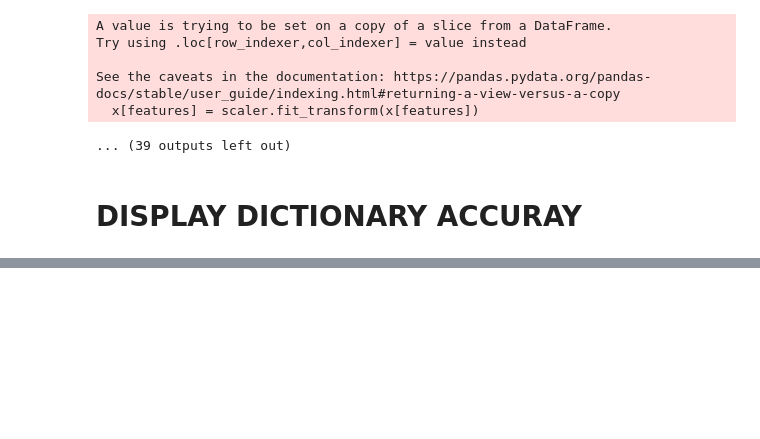
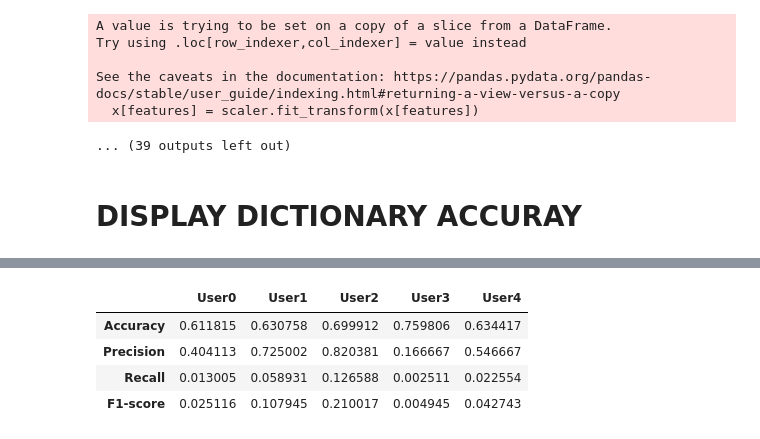
Before and after one commit to alelovo/Project_MachineLearning, a Jupyter notebook: CROSS_VAL.ipynb, the cells around one changed output, grey strips where cells are left out. Drawn from its saved outputs; the diff is of its cells as text; code cells hidden in the pictures; blank space fills up the shorter version.

```diff
--- a/CROSS_VAL.ipynb
+++ b/CROSS_VAL.ipynb
@@ -147,6 +193,9 @@ dizio_accuracy = {}
 
 # DICTIONARY TO STORE SONG RECOMMENDATION PER USER
 reccomandations_songs_per_user={}
+
+#threshold
+threshold = 0.7
 
 #value of folder
 k = 5
@@ -156,6 +205,9 @@ for i in range(0, len(merge_unique_numain_df['User'].unique())): #i indica lo us
 
     print('---------------------------------------------------------')
     print(f'USER {i}')
+
+    #def dizio
+    df_metrics_kfold = pd.DataFrame()
 
     #select user
     mask_user = merge_unique_numain_df['User'] == i
@@ -182,11 +234,14 @@ for i in range(0, len(merge_unique_numain_df['User'].unique())): #i indica lo us
         #fit the model with the different x, y train (for different user)
         history_model_user_i = fit_model(model_user_i, x_train, y_train, x_test, y_test)
 
-        #y_hat = model_user_i.predict(x_test)
+        y_hat = model_user_i.predict(x_test)
 
         test_loss, test_mae = model_user_i.evaluate(x_test,y_test,verbose=1)
         score_fold.append(test_mae)
 
+        #reccomandation
+        reccomandation_df = reco_function_conf_matrix(y_test, y_hat, threshold)
+        df_metrics_kfold = pd.concat([df_metrics_kfold,reccomandation_df[1]], axis = 1)
 
     dizio_model_user[f"User{i}"] = {#'model_user_i' : model_user_i,
                                     #'history_model_user_i': history_model_user_i,
@@ -196,7 +251,8 @@ for i in range(0, len(merge_unique_numain_df['User'].unique())): #i indica lo us
                                     #'y_test': y_test,
                                     #'y_hat': y_hat,
                                     #'recommendations:': reccomandation_df
-                                    'score_fold': score_fold
+                                    'score_fold': score_fold,
+                                    'df_metrics_kfold_mean': pd.DataFrame(data = df_metrics_kfold.mean(axis=1), columns=['Mean_Metrics'])
                                     }
     #save accuracy
     dizio_accuracy[f'User{i}'] = {
@@ -337,0 +346,12 @@ display(dizio_accuracy)
+# %%
+df_metrics_total = pd.concat([dizio_model_user['User0']['df_metrics_kfold_mean'],dizio_model_user['User1']['df_metrics_kfold_mean'],dizio_model_user['User2']['df_metrics_kfold_mean'],dizio_model_user['User3']['df_metrics_kfold_mean'],dizio_model_user['User4']['df_metrics_kfold_mean']], axis=1)
+#type(df_metrics_total)
+#df_metrics_total.columns(colume_name = ['User0','User1','User2','User3','User4'])
+df_metrics_total.columns = ['User0','User1','User2','User3','User4']
+display(df_metrics_total)
+# %% [output]
+|  | User0 | User1 | User2 | User3 | User4 |
+| Accuracy | 0.611815 | 0.630758 | 0.699912 | 0.759806 | 0.634417 |
+| Precision | 0.404113 | 0.725002 | 0.820381 | 0.166667 | 0.546667 |
+| Recall | 0.013005 | 0.058931 | 0.126588 | 0.002511 | 0.022554 |
+| F1-score | 0.025116 | 0.107945 | 0.210017 | 0.004945 | 0.042743 |
```
Also changed, not shown: parts of 7 cells of this notebook, 3 other files.
